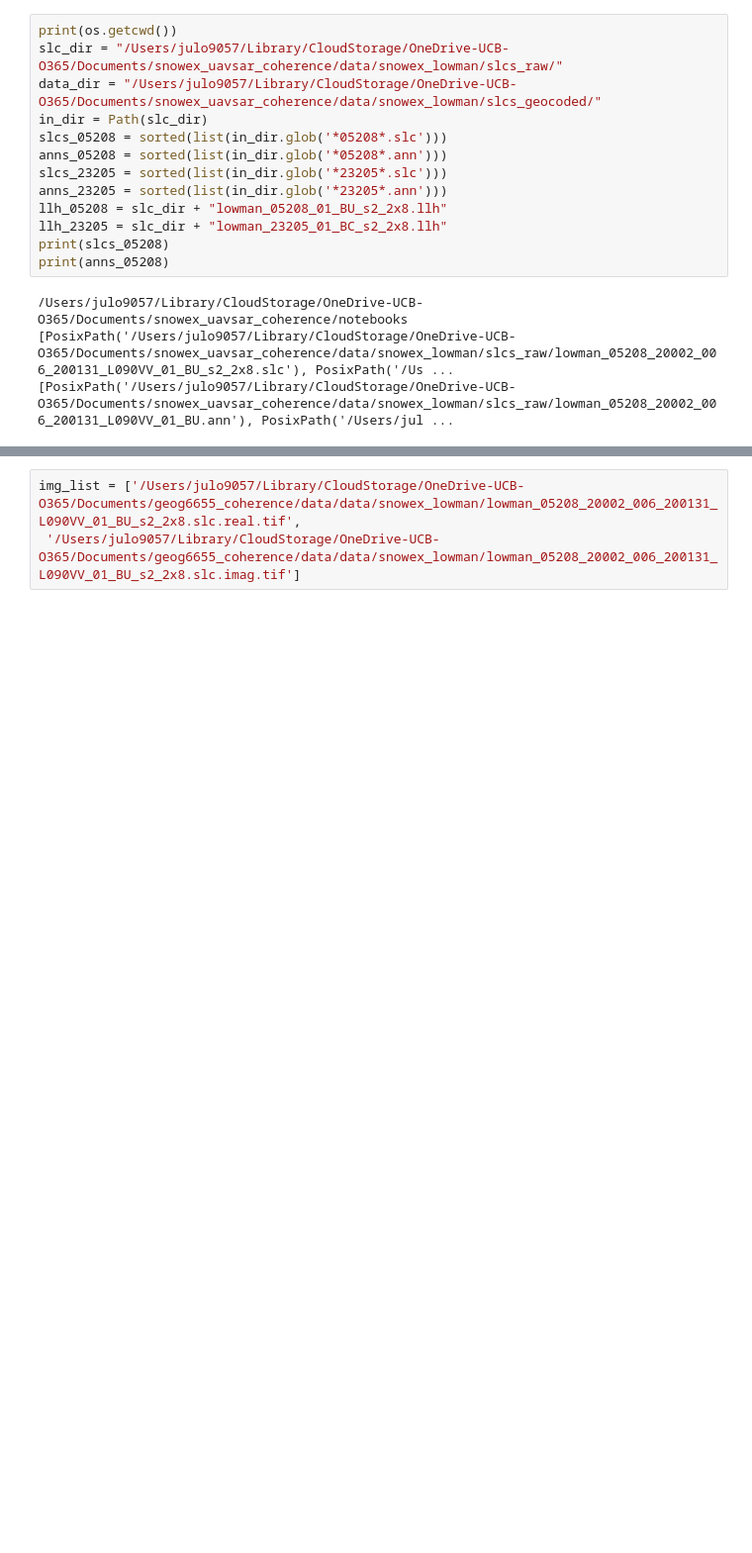
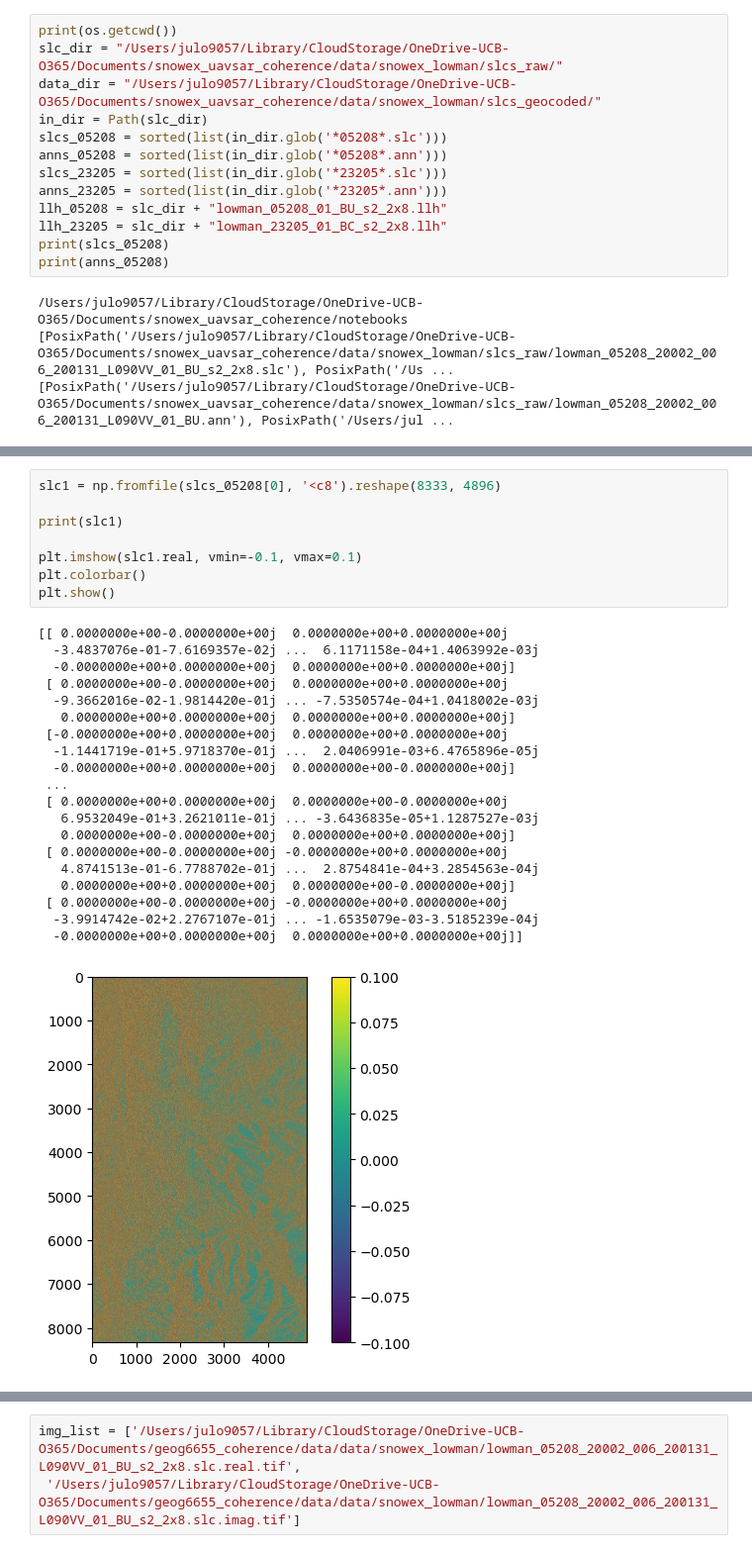
Before and after one commit to julober/snowex_uavsar_coherence, a Jupyter notebook: notebooks/geocoding.ipynb, the cells around one changed output, grey strips where cells are left out. Shown at 99% size. Saved outputs shown, nothing was run; the diff lists cells and outputs as text; blank space fills up the shorter version.

```diff
--- a/notebooks/geocoding.ipynb
+++ b/notebooks/geocoding.ipynb
@@ -47,3 +142,32 @@ Annotation file: /Users/julo9057/Library/CloudStorage/OneDrive-UCB-O365/Document
+# %%
+slc1 = np.fromfile(slcs_05208[0], '<c8').reshape(8333, 4896)
+
+print(slc1)
+
+plt.imshow(slc1.real, vmin=-0.1, vmax=0.1)
+plt.colorbar()
+plt.show()
+# %% [output]
+[[ 0.0000000e+00-0.0000000e+00j  0.0000000e+00+0.0000000e+00j
+  -3.4837076e-01-7.6169357e-02j ...  6.1171158e-04+1.4063992e-03j
+  -0.0000000e+00+0.0000000e+00j  0.0000000e+00+0.0000000e+00j]
+ [ 0.0000000e+00-0.0000000e+00j  0.0000000e+00+0.0000000e+00j
+  -9.3662016e-02-1.9814420e-01j ... -7.5350574e-04+1.0418002e-03j
+   0.0000000e+00+0.0000000e+00j  0.0000000e+00+0.0000000e+00j]
+ [-0.0000000e+00+0.0000000e+00j  0.0000000e+00+0.0000000e+00j
+  -1.1441719e-01+5.9718370e-01j ...  2.0406991e-03+6.4765896e-05j
+  -0.0000000e+00+0.0000000e+00j  0.0000000e+00-0.0000000e+00j]
+ ...
+ [ 0.0000000e+00+0.0000000e+00j  0.0000000e+00-0.0000000e+00j
+   6.9532049e-01+3.2621011e-01j ... -3.6436835e-05+1.1287527e-03j
+   0.0000000e+00-0.0000000e+00j  0.0000000e+00+0.0000000e+00j]
+ [ 0.0000000e+00-0.0000000e+00j -0.0000000e+00+0.0000000e+00j
+   4.8741513e-01-6.7788702e-01j ...  2.8754841e-04+3.2854563e-04j
+   0.0000000e+00+0.0000000e+00j  0.0000000e+00-0.0000000e+00j]
+ [ 0.0000000e+00-0.0000000e+00j -0.0000000e+00+0.0000000e+00j
+  -3.9914742e-02+2.2767107e-01j ... -1.6535079e-03-3.5185239e-04j
+  -0.0000000e+00+0.0000000e+00j  0.0000000e+00+0.0000000e+00j]]
+[figure, added]
 # %%
 lats = np.fromfile(llh_05208, 'f4')[0::3].reshape(8333, 4896)
 longs =  np.fromfile(llh_05208, 'f4')[1::3].reshape(8333, 4896)
```
Also changed, not shown: parts of 12 cells of this notebook, 1 other file.
